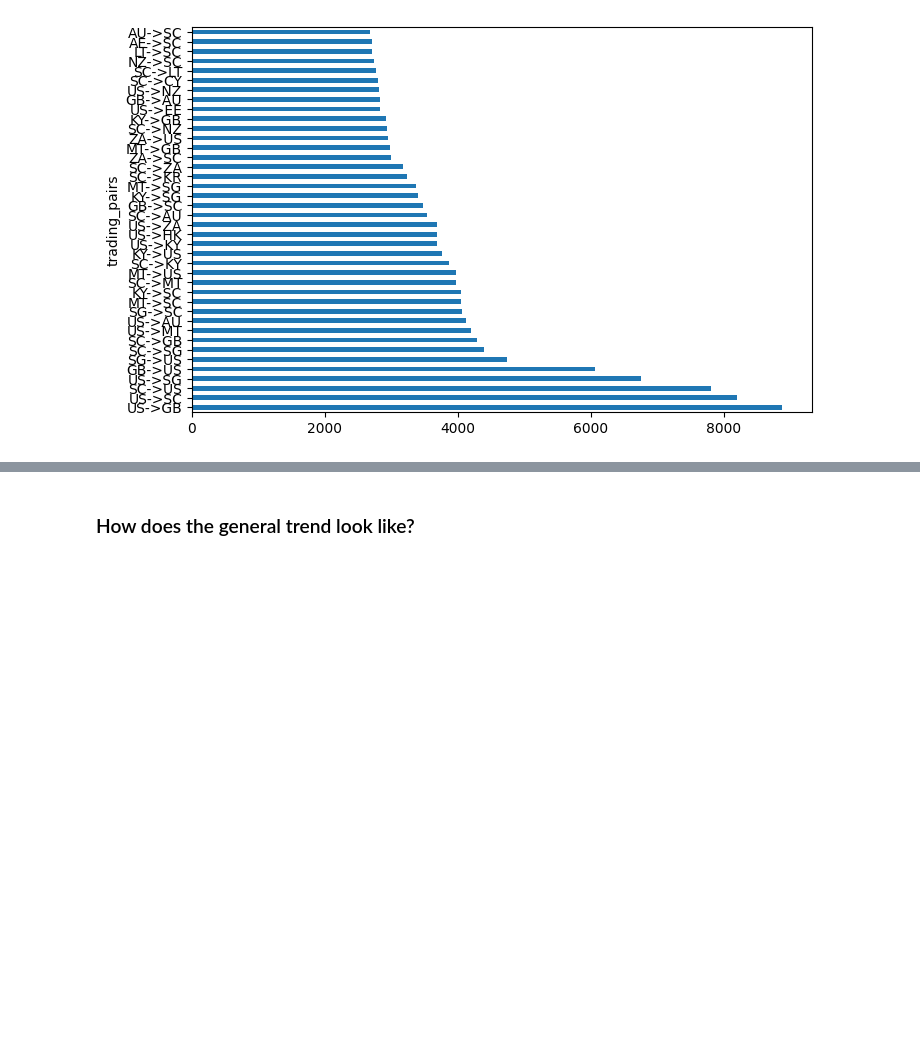
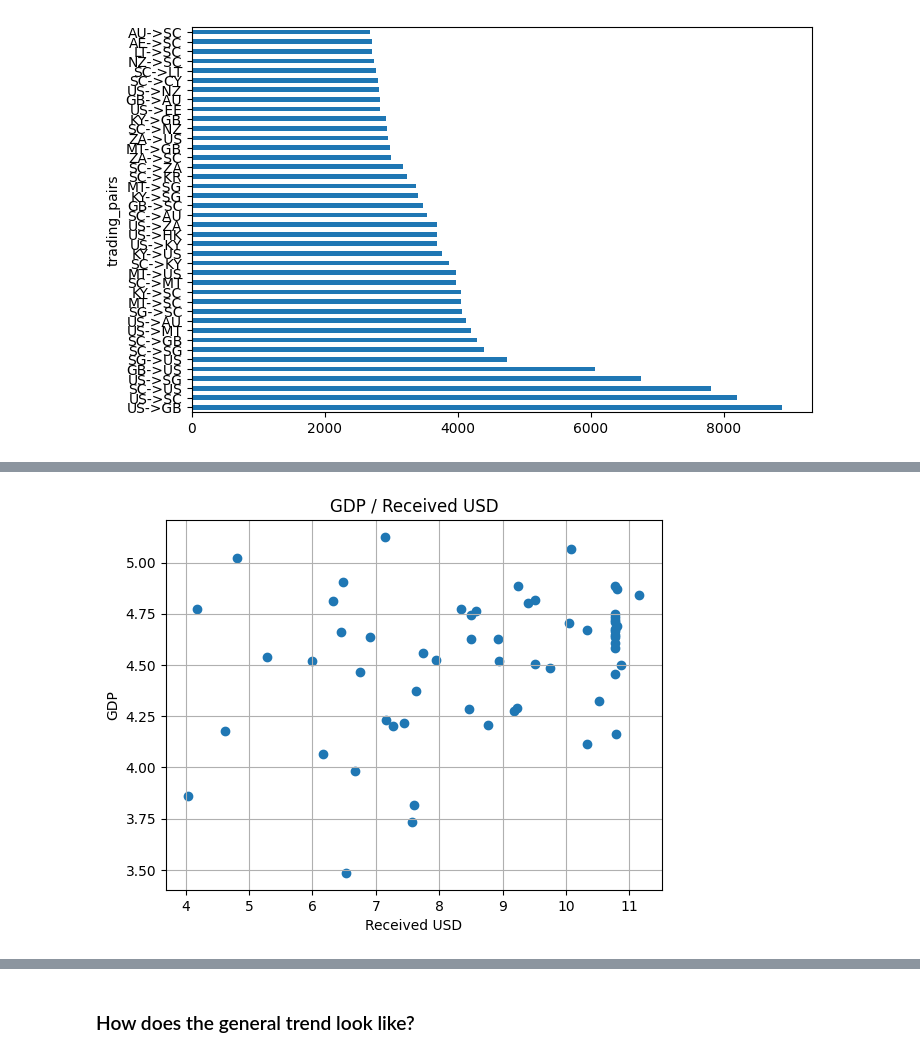
Before and after one commit to FlowDrucka64/MoneyFlow, a Jupyter notebook: data_exploration.ipynb, the cells around one changed output, grey strips where cells are left out. Drawn from its saved outputs; the diff is of its cells as text; code cells hidden in the pictures; blank space fills up the shorter version.

```diff
--- a/data_exploration.ipynb
+++ b/data_exploration.ipynb
@@ -466,0 +501,16 @@ merged_df.trading_pairs.value_counts().head(40).plot.barh(figsize=(8, 5))
+# %%
+# Prepare GDP
+gdp_country = pd.merge(gdp, country_codes, left_on='Country Code', right_on='alpha-3', how='inner')
+# %%
+flow_data = merged_df.copy()
+dst_juri_sum = merged_df.groupby('dst_jurisdictions')['dst_value_USD'].sum()
+receivers_gdp = pd.merge(dst_juri_sum, gdp_country, left_on='dst_jurisdictions', right_on='alpha-2', how='inner')
+
+fig, ax = plt.subplots()
+scatter = ax.scatter(x=np.log10(receivers_gdp.dst_value_USD), y=np.log10(receivers_gdp['2021']))
+plt.xlabel('Received USD')
+plt.ylabel('GDP')
+plt.title('GDP / Received USD')
+plt.grid(True)
+# %% [output]
+[figure, added]
```
Also changed, not shown: parts of 10 cells of this notebook.
